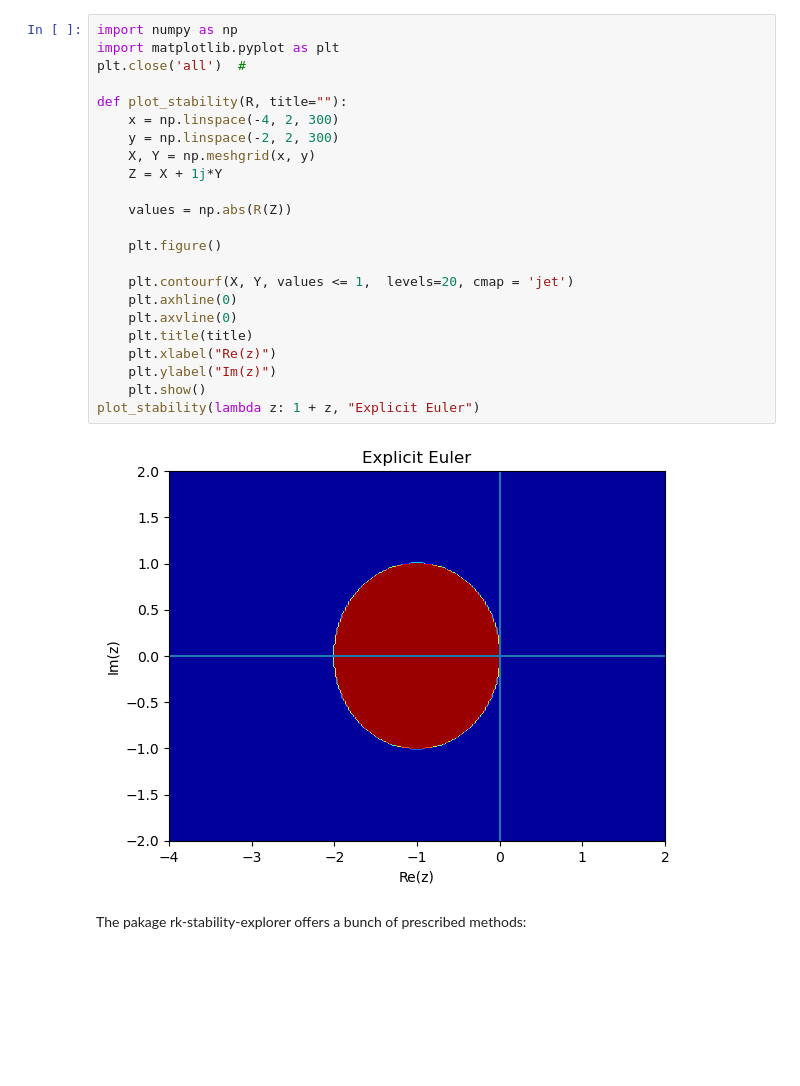
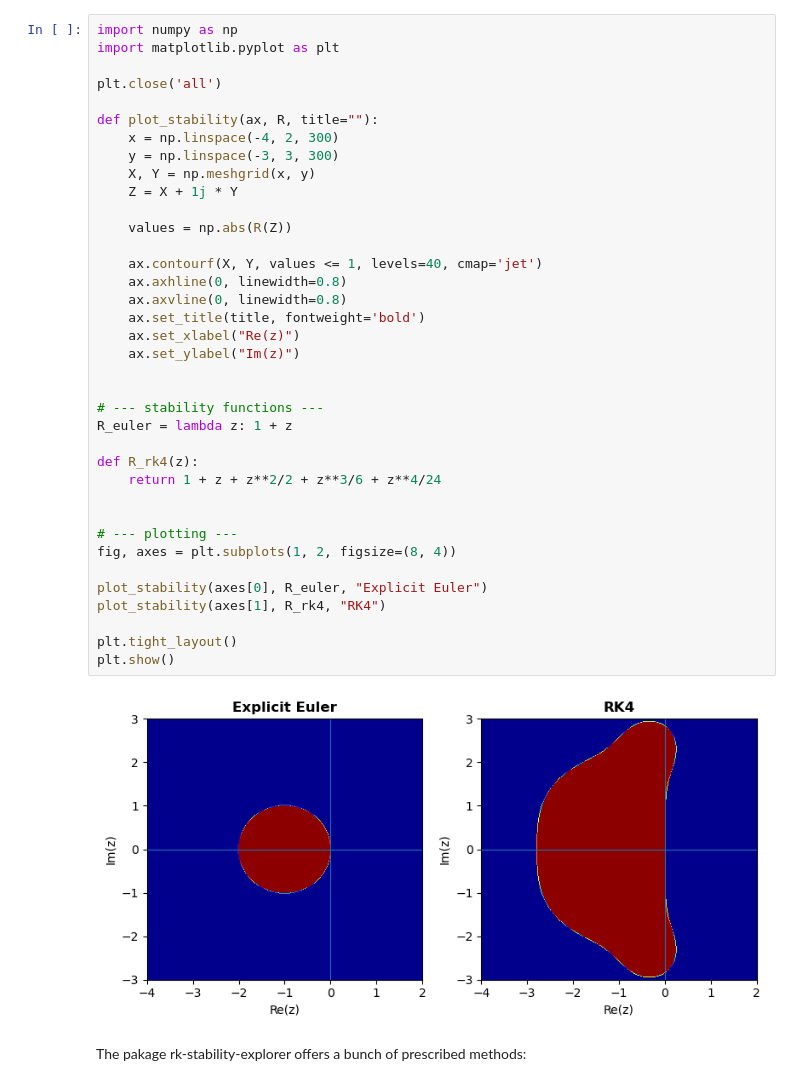
Before and after one commit to hardware-numerics/rk-stability-explorer, a Jupyter notebook: notebooks/rk-basic-tutorial.ipynb, the cells around one changed output. Drawn from its saved outputs; the diff is of its cells as text; blank space fills up the shorter version.

```diff
--- a/notebooks/rk-basic-tutorial.ipynb
+++ b/notebooks/rk-basic-tutorial.ipynb
@@ -191,31 +194,45 @@ We now visualize where:
 $$
 |R(z)| \le 1
 $$
-# %%
-import numpy as np
-import matplotlib.pyplot as plt
-plt.close('all')  #
-
-def plot_stability(R, title=""):
-    x = np.linspace(-4, 2, 300)
-    y = np.linspace(-2, 2, 300)
-    X, Y = np.meshgrid(x, y)
-    Z = X + 1j*Y
-
-    values = np.abs(R(Z))
-
-    plt.figure()
-
-    plt.contourf(X, Y, values <= 1,  levels=20, cmap = 'jet')
-    plt.axhline(0)
-    plt.axvline(0)
-    plt.title(title)
-    plt.xlabel("Re(z)")
-    plt.ylabel("Im(z)")
-    plt.show()
-plot_stability(lambda z: 1 + z, "Explicit Euler")
-# %% [output]
-[figure, removed]
+# %%
+import numpy as np
+import matplotlib.pyplot as plt
+
+plt.close('all')
+
+def plot_stability(ax, R, title=""):
+    x = np.linspace(-4, 2, 300)
+    y = np.linspace(-3, 3, 300)
+    X, Y = np.meshgrid(x, y)
+    Z = X + 1j * Y
+
+    values = np.abs(R(Z))
+
+    ax.contourf(X, Y, values <= 1, levels=40, cmap='jet')
+    ax.axhline(0, linewidth=0.8)
+    ax.axvline(0, linewidth=0.8)
+    ax.set_title(title, fontweight='bold')
+    ax.set_xlabel("Re(z)")
+    ax.set_ylabel("Im(z)")
+
+
+# --- stability functions ---
+R_euler = lambda z: 1 + z
+
+def R_rk4(z):
+    return 1 + z + z**2/2 + z**3/6 + z**4/24
+
+
+# --- plotting ---
+fig, axes = plt.subplots(1, 2, figsize=(8, 4))
+
+plot_stability(axes[0], R_euler, "Explicit Euler")
+plot_stability(axes[1], R_rk4, "RK4")
+
+plt.tight_layout()
+plt.show()
+# %% [output]
+[figure, added]
 # %% [markdown]
 The pakage rk-stability-explorer offers a bunch of prescribed methods:
 # %%
```
Also changed, not shown: parts of 4 cells of this notebook, 8 other files.
